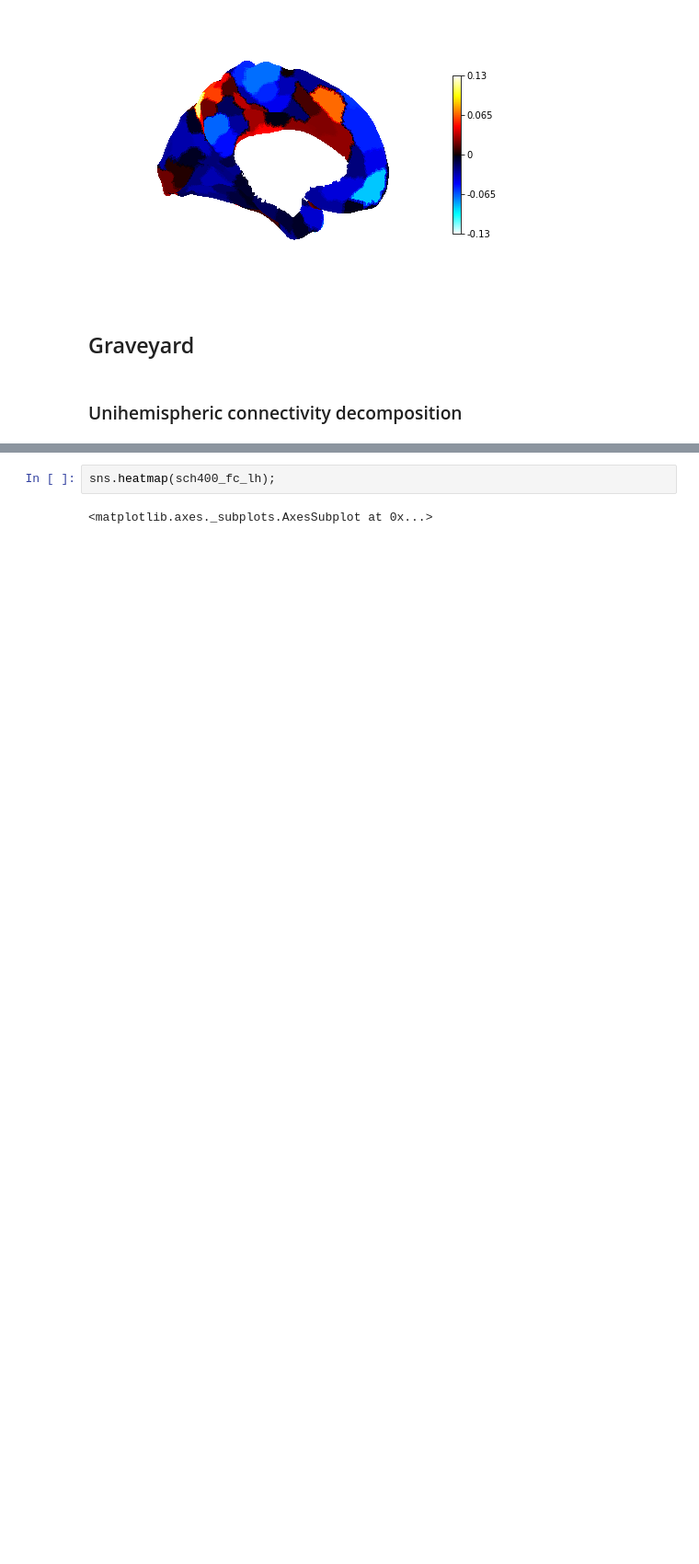
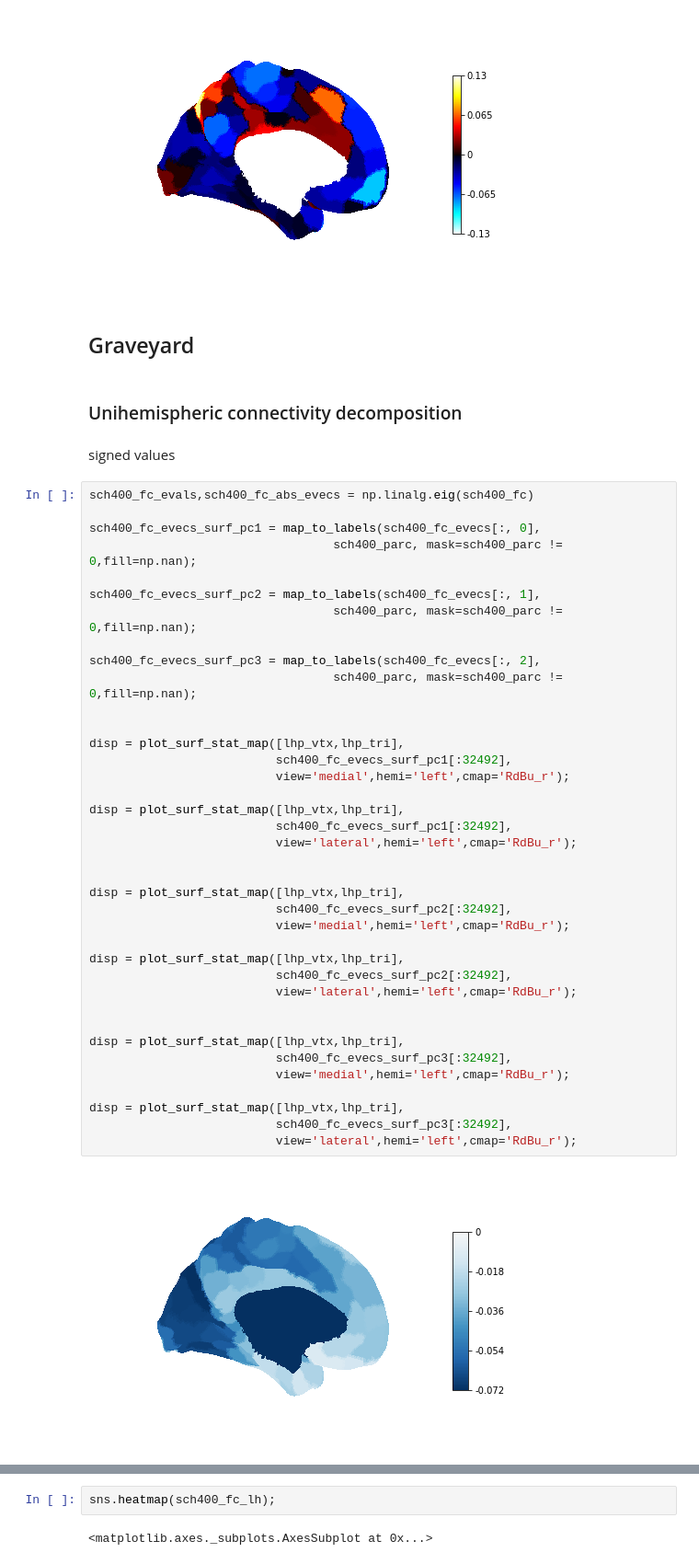
Before and after one commit to JohnGriffiths/BHTO19_GradientsVariability, a Jupyter notebook: scratch/looking_at_brainspace.ipynb, the cells around one changed output, grey strips where cells are left out. Shown at 92% size. Drawn from its saved outputs; the diff is of its cells as text; blank space fills up the shorter version.

```diff
--- a/scratch/looking_at_brainspace.ipynb
+++ b/scratch/looking_at_brainspace.ipynb
@@ -214,3 +234,45 @@ disp = plot_surf_stat_map([lhp_vtx,lhp_tri],
 ## Graveyard
 # %% [markdown]
 ### Unihemispheric connectivity decomposition
+# %% [markdown]
+signed values
+# %%
+sch400_fc_evals,sch400_fc_abs_evecs = np.linalg.eig(sch400_fc)
+
+sch400_fc_evecs_surf_pc1 = map_to_labels(sch400_fc_evecs[:, 0],
+                                  sch400_parc, mask=sch400_parc != 0,fill=np.nan);
+
+sch400_fc_evecs_surf_pc2 = map_to_labels(sch400_fc_evecs[:, 1],
+                                  sch400_parc, mask=sch400_parc != 0,fill=np.nan);
+
+sch400_fc_evecs_surf_pc3 = map_to_labels(sch400_fc_evecs[:, 2],
+                                  sch400_parc, mask=sch400_parc != 0,fill=np.nan);
+
+
+disp = plot_surf_stat_map([lhp_vtx,lhp_tri],
+                          sch400_fc_evecs_surf_pc1[:32492],
+                          view='medial',hemi='left',cmap='RdBu_r');
+
+disp = plot_surf_stat_map([lhp_vtx,lhp_tri],
+                          sch400_fc_evecs_surf_pc1[:32492],
+                          view='lateral',hemi='left',cmap='RdBu_r');
+
+
+disp = plot_surf_stat_map([lhp_vtx,lhp_tri],
+                          sch400_fc_evecs_surf_pc2[:32492],
+                          view='medial',hemi='left',cmap='RdBu_r');
+
+disp = plot_surf_stat_map([lhp_vtx,lhp_tri],
+                          sch400_fc_evecs_surf_pc2[:32492],
+                          view='lateral',hemi='left',cmap='RdBu_r');
+
+
+disp = plot_surf_stat_map([lhp_vtx,lhp_tri],
+                          sch400_fc_evecs_surf_pc3[:32492],
+                          view='medial',hemi='left',cmap='RdBu_r');
+
+disp = plot_surf_stat_map([lhp_vtx,lhp_tri],
+                          sch400_fc_evecs_surf_pc3[:32492],
+                          view='lateral',hemi='left',cmap='RdBu_r');
+# %% [output]
+[figure, added]
```
Also changed, not shown: parts of 26 cells of this notebook.
